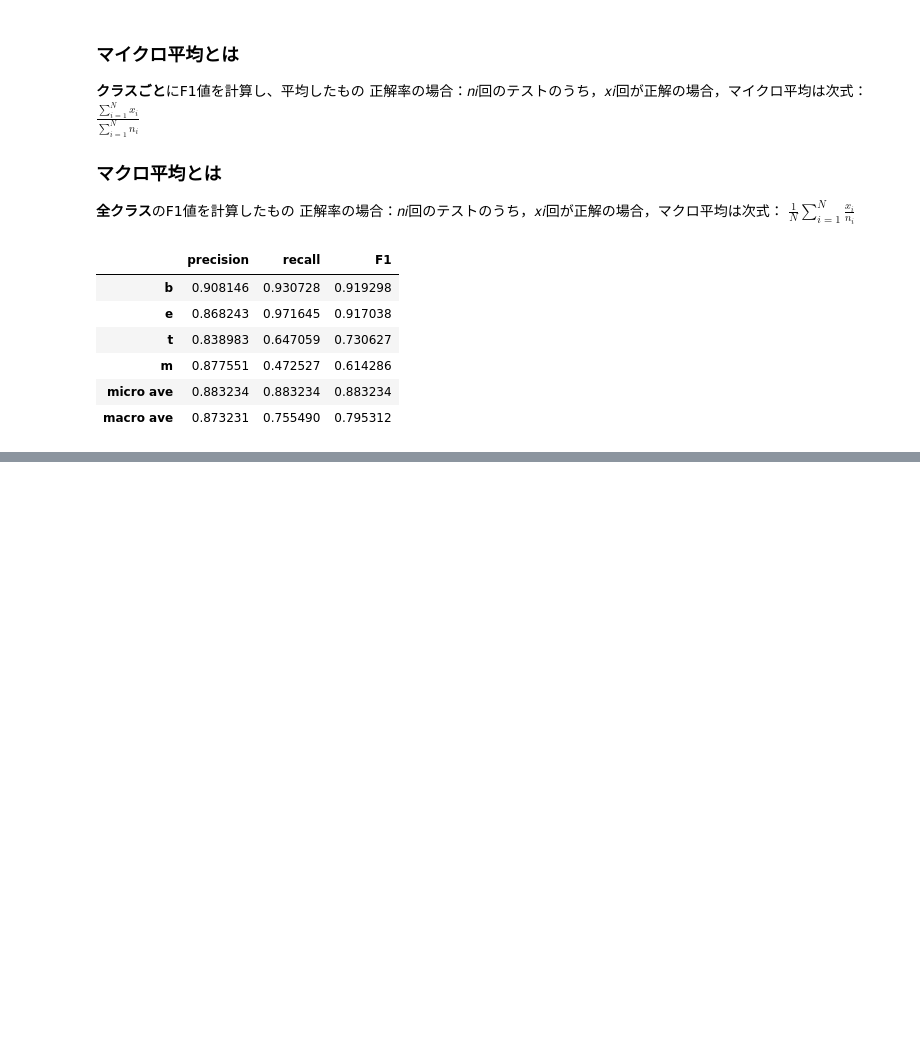
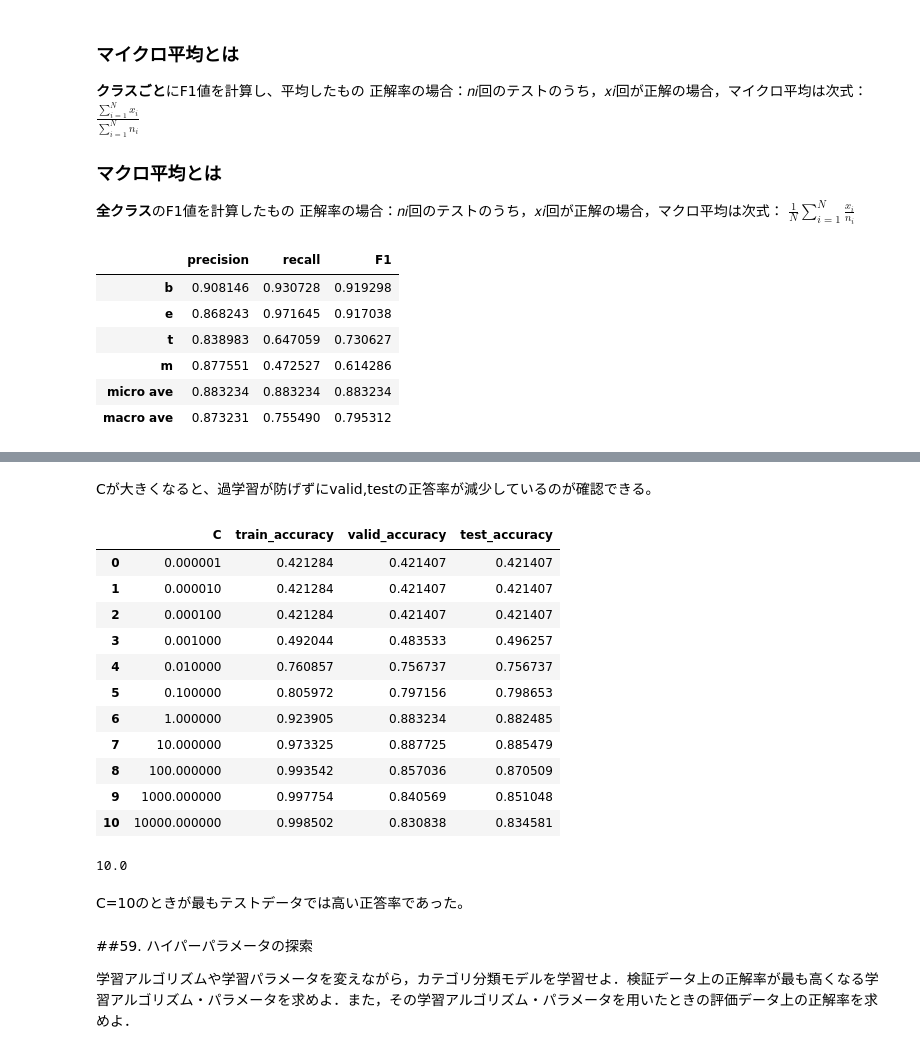
Before and after one commit to masaki-sakata/nlp100, a Jupyter notebook: Chapter6.ipynb, the cells around one changed output, grey strips where cells are left out. Cells and saved outputs as stored; diff of their text form; code cells hidden in the pictures; blank space fills up the shorter version.

```diff
--- a/Chapter6.ipynb
+++ b/Chapter6.ipynb
@@ -370,0 +475,27 @@ l_X_train_index[np.argmax(lr.coef_)]
+# %% [markdown]
+Cが大きくなると、過学習が防げずにvalid,testの正答率が減少しているのが確認できる。
+# %%
+df_58
+# %% [output]
+|  | C | train_accuracy | valid_accuracy | test_accuracy |
+| 0 | 0.000001 | 0.421284 | 0.421407 | 0.421407 |
+| 1 | 0.000010 | 0.421284 | 0.421407 | 0.421407 |
+| 2 | 0.000100 | 0.421284 | 0.421407 | 0.421407 |
+| 3 | 0.001000 | 0.492044 | 0.483533 | 0.496257 |
+| 4 | 0.010000 | 0.760857 | 0.756737 | 0.756737 |
+| 5 | 0.100000 | 0.805972 | 0.797156 | 0.798653 |
+| 6 | 1.000000 | 0.923905 | 0.883234 | 0.882485 |
+| 7 | 10.000000 | 0.973325 | 0.887725 | 0.885479 |
+| 8 | 100.000000 | 0.993542 | 0.857036 | 0.870509 |
+| 9 | 1000.000000 | 0.997754 | 0.840569 | 0.851048 |
+| 10 | 10000.000000 | 0.998502 | 0.830838 | 0.834581 |
+# %%
+df_58['C'][df_58['test_accuracy'].idxmax()]
+# %% [output]
+10.0
+# %% [markdown]
+C=10のときが最もテストデータでは高い正答率であった。
+# %% [markdown]
+##59. ハイパーパラメータの探索
+
+学習アルゴリズムや学習パラメータを変えながら，カテゴリ分類モデルを学習せよ．検証データ上の正解率が最も高くなる学習アルゴリズム・パラメータを求めよ．また，その学習アルゴリズム・パラメータを用いたときの評価データ上の正解率を求めよ．
```
Also changed, not shown: parts of 41 cells of this notebook.
